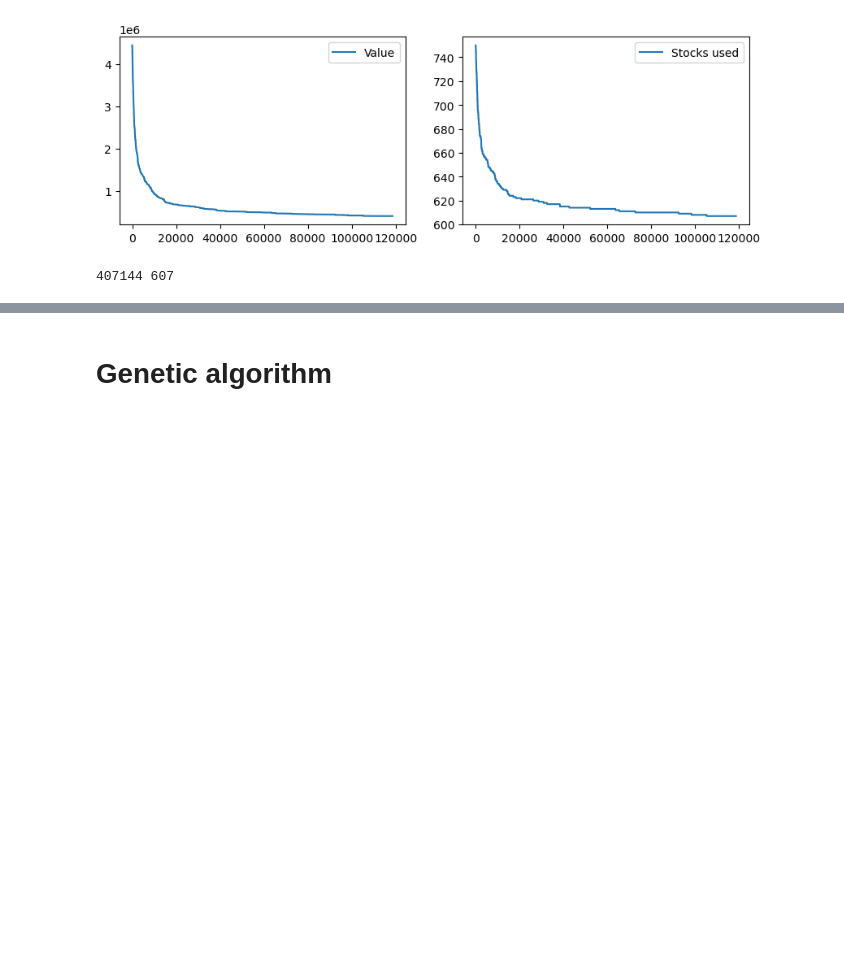
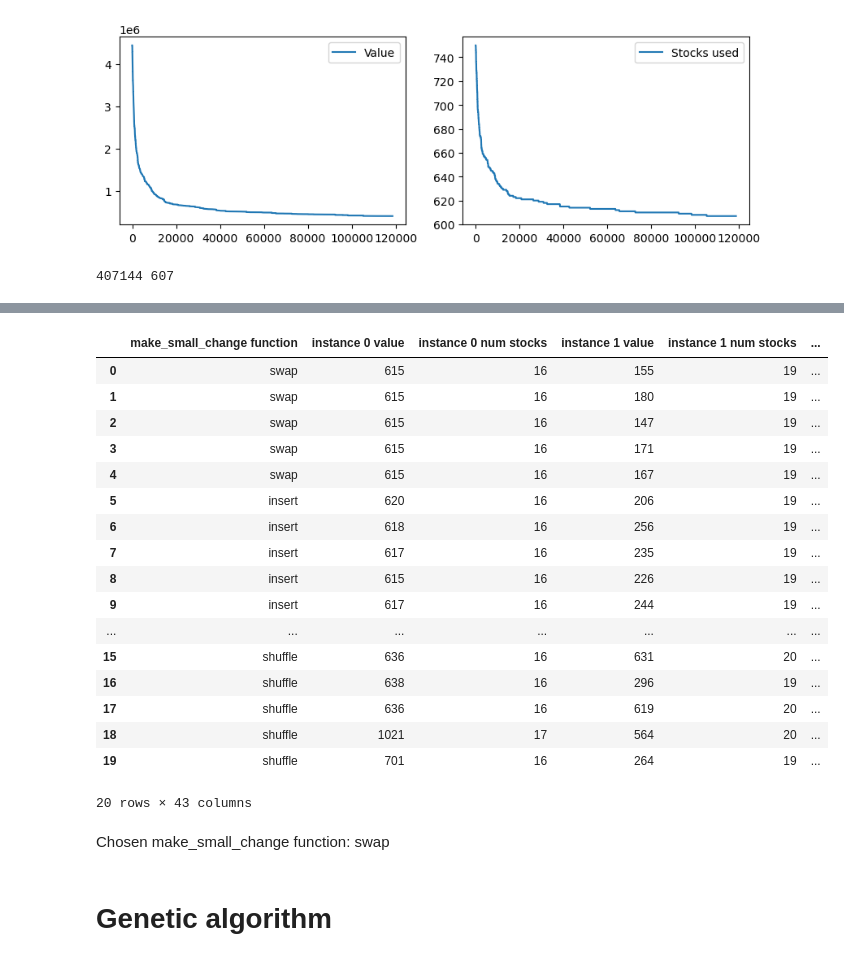
Before and after one commit to MilenkovicMaja/csp_optimization, a Jupyter notebook: csp.ipynb, the cells around one changed output, grey strips where cells are left out. Cells and saved outputs as stored; diff of their text form; code cells hidden in the pictures; blank space fills up the shorter version.

```diff
--- a/csp.ipynb
+++ b/csp.ipynb
@@ -404,0 +359,21 @@ print(value, stocks_used)
+# %%
+make_sc_df
+# %% [output]
+|  | make_small_change function | instance 0 value | instance 0 num stocks | instance 1 value | instance 1 num stocks | ... |
+| 0 | swap | 615 | 16 | 155 | 19 | ... |
+| 1 | swap | 615 | 16 | 180 | 19 | ... |
+| 2 | swap | 615 | 16 | 147 | 19 | ... |
+| 3 | swap | 615 | 16 | 171 | 19 | ... |
+| 4 | swap | 615 | 16 | 167 | 19 | ... |
+| 5 | insert | 620 | 16 | 206 | 19 | ... |
+| 6 | insert | 618 | 16 | 256 | 19 | ... |
+| 7 | insert | 617 | 16 | 235 | 19 | ... |
+| 8 | insert | 615 | 16 | 226 | 19 | ... |
+| 9 | insert | 617 | 16 | 244 | 19 | ... |
+| ... | ... | ... | ... | ... | ... | ... |
+| 15 | shuffle | 636 | 16 | 631 | 20 | ... |
+| 16 | shuffle | 638 | 16 | 296 | 19 | ... |
+| 17 | shuffle | 636 | 16 | 619 | 20 | ... |
+| 18 | shuffle | 1021 | 17 | 564 | 20 | ... |
+| 19 | shuffle | 701 | 16 | 264 | 19 | ... |
+20 rows × 43 columns
@@ -405,3 +386,5 @@ print(value, stocks_used)
+# %% [markdown]
+Chosen make_small_change function: swap
 # %% [markdown]
 # Genetic algorithm
 # %%
```
Also changed, not shown: parts of 38 cells of this notebook, 8 other files.
